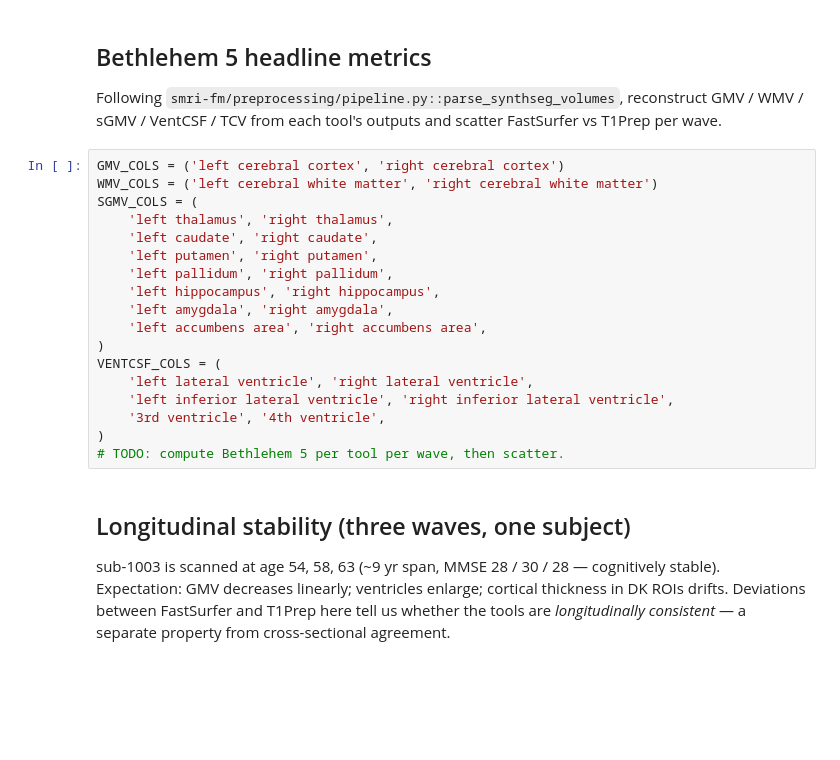
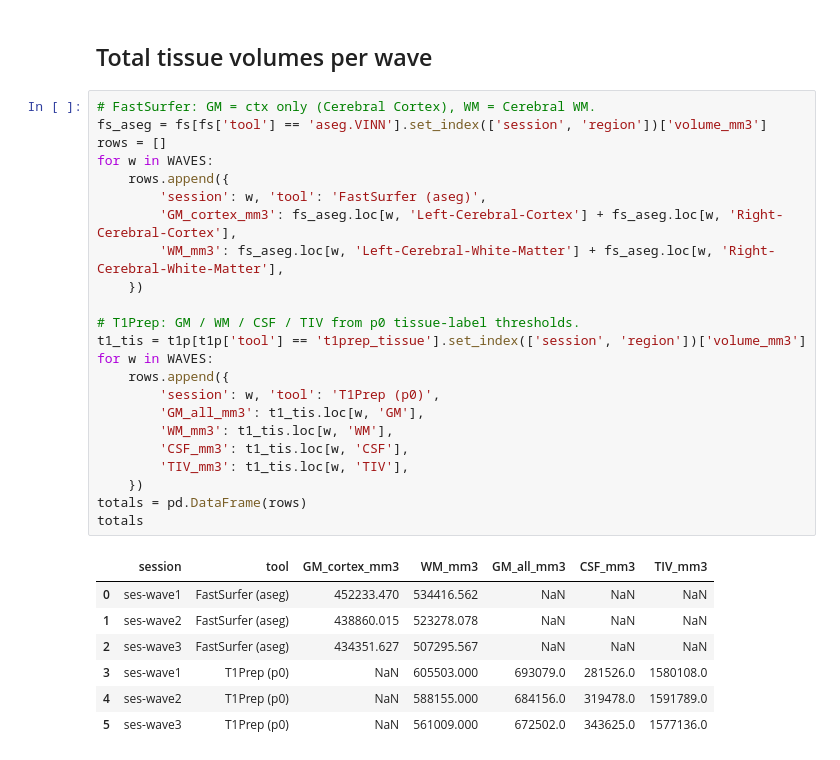
Before and after one commit to m9h/smri-fm, a Jupyter notebook: experiments/dlbs_morphometry_benchmark/notebooks/01_concordance_fastsurfer_vs_t1prep.ipynb, the cells around one changed output. Drawn from its saved outputs; the diff is of its cells as text; blank space fills up the shorter version.

```diff
--- a/experiments/dlbs_morphometry_benchmark/notebooks/01_concordance_fastsurfer_vs_t1prep.ipynb
+++ b/experiments/dlbs_morphometry_benchmark/notebooks/01_concordance_fastsurfer_vs_t1prep.ipynb
@@ -71,31 +35,33 @@ for w in WAVES:
-# %% [markdown]
-## Bethlehem 5 headline metrics
-
-Following `smri-fm/preprocessing/pipeline.py::parse_synthseg_volumes`, reconstruct
-GMV / WMV / sGMV / VentCSF / TCV from each tool's outputs and scatter FastSurfer
-vs T1Prep per wave.
-# %%
-GMV_COLS = ('left cerebral cortex', 'right cerebral cortex')
-WMV_COLS = ('left cerebral white matter', 'right cerebral white matter')
-SGMV_COLS = (
-    'left thalamus', 'right thalamus',
-    'left caudate', 'right caudate',
-    'left putamen', 'right putamen',
-    'left pallidum', 'right pallidum',
-    'left hippocampus', 'right hippocampus',
-    'left amygdala', 'right amygdala',
-    'left accumbens area', 'right accumbens area',
-)
-VENTCSF_COLS = (
-    'left lateral ventricle', 'right lateral ventricle',
-    'left inferior lateral ventricle', 'right inferior lateral ventricle',
-    '3rd ventricle', '4th ventricle',
-)
-# TODO: compute Bethlehem 5 per tool per wave, then scatter.
-# %% [markdown]
-## Longitudinal stability (three waves, one subject)
-
-sub-1003 is scanned at age 54, 58, 63 (~9 yr span, MMSE 28 / 30 / 28 — cognitively stable).
-Expectation: GMV decreases linearly; ventricles enlarge; cortical thickness in DK ROIs
-drifts. Deviations between FastSurfer and T1Prep here tell us whether the tools are
-*longitudinally consistent* — a separate property from cross-sectional agreement.
+# %% [markdown]
+## Total tissue volumes per wave
+# %%
+# FastSurfer: GM = ctx only (Cerebral Cortex), WM = Cerebral WM.
+fs_aseg = fs[fs['tool'] == 'aseg.VINN'].set_index(['session', 'region'])['volume_mm3']
+rows = []
+for w in WAVES:
+    rows.append({
+        'session': w, 'tool': 'FastSurfer (aseg)',
+        'GM_cortex_mm3': fs_aseg.loc[w, 'Left-Cerebral-Cortex'] + fs_aseg.loc[w, 'Right-Cerebral-Cortex'],
+        'WM_mm3': fs_aseg.loc[w, 'Left-Cerebral-White-Matter'] + fs_aseg.loc[w, 'Right-Cerebral-White-Matter'],
+    })
+
+# T1Prep: GM / WM / CSF / TIV from p0 tissue-label thresholds.
+t1_tis = t1p[t1p['tool'] == 't1prep_tissue'].set_index(['session', 'region'])['volume_mm3']
+for w in WAVES:
+    rows.append({
+        'session': w, 'tool': 'T1Prep (p0)',
+        'GM_all_mm3': t1_tis.loc[w, 'GM'],
+        'WM_mm3': t1_tis.loc[w, 'WM'],
+        'CSF_mm3': t1_tis.loc[w, 'CSF'],
+        'TIV_mm3': t1_tis.loc[w, 'TIV'],
+    })
+totals = pd.DataFrame(rows)
+totals
+# %% [output]
+|  | session | tool | GM_cortex_mm3 | WM_mm3 | GM_all_mm3 | CSF_mm3 | TIV_mm3 |
+| 0 | ses-wave1 | FastSurfer (aseg) | 452233.470 | 534416.562 | NaN | NaN | NaN |
+| 1 | ses-wave2 | FastSurfer (aseg) | 438860.015 | 523278.078 | NaN | NaN | NaN |
+| 2 | ses-wave3 | FastSurfer (aseg) | 434351.627 | 507295.567 | NaN | NaN | NaN |
+| 3 | ses-wave1 | T1Prep (p0) | NaN | 605503.000 | 693079.0 | 281526.0 | 1580108.0 |
+| 4 | ses-wave2 | T1Prep (p0) | NaN | 588155.000 | 684156.0 | 319478.0 | 1591789.0 |
+| 5 | ses-wave3 | T1Prep (p0) | NaN | 561009.000 | 672502.0 | 343625.0 | 1577136.0 |
```
Also changed, not shown: parts of 13 cells of this notebook, 5 other files.
